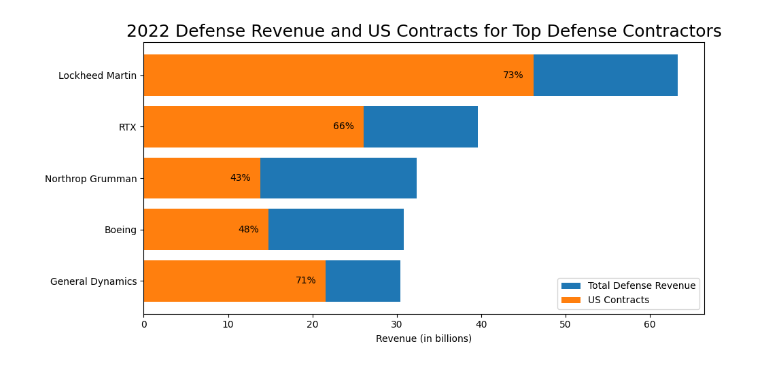
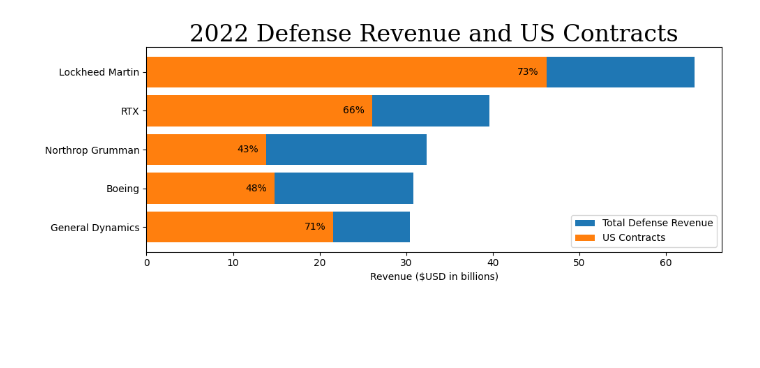
Before and after one commit to robertholzmann/Blogpost, a Jupyter notebook: Real Deal/US_contracts.ipynb, the cells around one changed output. Saved outputs shown, nothing was run; the diff lists cells and outputs as text; code cells hidden in the pictures; blank space fills up the shorter version.

```diff
--- a/Real Deal/US_contracts.ipynb
+++ b/Real Deal/US_contracts.ipynb
@@ -29,0 +36,4 @@ memory usage: 320.0+ bytes
+# %%
+# Delete blank columns from df
+df = df.drop('Unnamed: 9', axis=1)
+df = df.drop('Unnamed: 10', axis=1)
@@ -30,8 +59,9 @@ memory usage: 320.0+ bytes
 # %%
+# Format currency/revenue columns by removing '$' and converting to float dtypes
 
-# Convert the relevant columns to numeric values
-df['2022 Defense Revenue (in billions)'] = df['2022 Defense Revenue (in billions)'].replace('[\$,]', '', regex=True).astype(float)
-df['2022 US Contracts (in billions)'] = df['2022 US Contracts (in billions)'].replace('[\$,]', '', regex=True).astype(float)
-df['2021 Defense Revenue (in billions)'] = df['2021 Defense Revenue (in billions)'].replace('[\$,]', '', regex=True).astype(float)
-df['Revenue From Defense'] = df['Revenue From Defense'].replace('%', '', regex=True).astype(float) / 100
-df['US Contracts Percentage'] = (df['2022 US Contracts (in billions)'] / df['2022 Defense Revenue (in billions)']) * 100
+df['2023 Defense Revenue (in billions)'] = df['2023 Defense Revenue (in billions)'].replace('[\$]', '', regex=True).astype(float)
+df['2023 US Contracts (in billions)'] = df['2023 US Contracts (in billions)'].replace('[\$]', '', regex=True).astype(float)
+df['2022 Defense Revenue (in billions)'] = df['2022 Defense Revenue (in billions)'].replace('[\$]', '', regex=True).astype(float)
+df['2022 US Contracts (in billions)'] = df['2022 US Contracts (in billions)'].replace('[\$]', '', regex=True).astype(float)
+df['2021 Defense Revenue (in billions)'] = df['2021 Defense Revenue (in billions)'].replace('[\$]', '', regex=True).astype(float)
+df['Revenue From Defense'] = df['Revenue From Defense'].replace('[\%]', '', regex=True).astype(float) / 100
@@ -38,39 +96,44 @@ df['US Contracts Percentage'] = (df['2022 US Contracts (in billions)'] / df['202
 # %%
 
 # Sort the DataFrame by the 'Company' column in reverse order
 df = df.sort_values('2022 Defense Revenue (in billions)', ascending=True)
 
 # Create the stacked bar chart
-fig, ax = plt.subplots(figsize=(10, 5))
+fig, ax = plt.subplots(figsize=(10, 4))
+
+
+
+# Calculate the percentage of US contracts
+df['US_Contracts_Percent_2022'] = (df['2022 US Contracts (in billions)'] / df['2022 Defense Revenue (in billions)']) * 100
 
 # Plotting the total defense revenue
 total = ax.barh(df['Company'], df['2022 Defense Revenue (in billions)'], label='Total Defense Revenue')
 
 # Plotting the US contracts portion
 us_contracts = ax.barh(df['Company'], df['2022 US Contracts (in billions)'], label='US Contracts')
 
-font = {'family': 'sans-serif',
+font = {'family': 'serif',
         'weight': 'normal',
-        'size': 18
+        'size': 24
        }
 
 # Adding labels and title
-ax.set_title('2022 Defense Revenue and US Contracts for Top Defense Contractors', fontdict=font)
-ax.set_xlabel('Revenue (in billions)', fontsize = 10)
+ax.set_title('2022 Defense Revenue and US Contracts', fontdict=font)
+ax.set_xlabel('Revenue ($USD in billions)', fontsize = 10)
 ax.set_ylabel('')
 ax.legend()
 
-for bar, percentage in zip(us_contracts, df['US Contracts Percentage']):
+for bar, percentage in zip(us_contracts, df['US_Contracts_Percent_2022']):
     width = bar.get_width()
     ax.annotate(f'{percentage:.0f}%',
                 xy=(width, bar.get_y() + bar.get_height() / 2),
-                xytext=(-10, 0),  # 10 points horizontal offset
-                textcoords="offset points",
+                xytext=(-8, 0),  # -8 points horizontal offset
+                textcoords='offset points',
                 ha='right', va='center'
                 )
 
 # Display the plot
 plt.tight_layout()
 plt.show()
 # %% [output]
-[figure, old version]
+[figure, new version]
```
Also changed, not shown: parts of 6 cells of this notebook, 19 other files.
